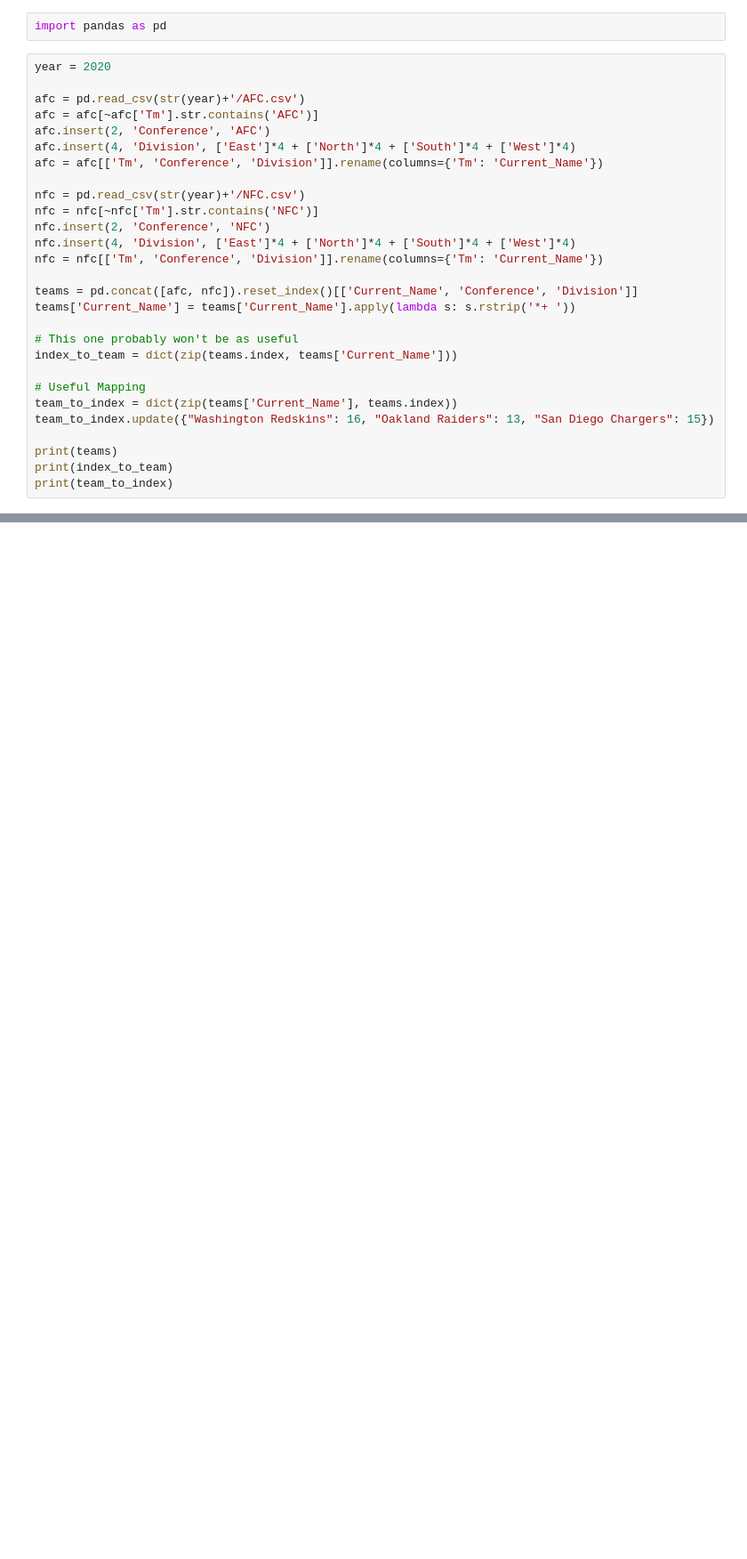
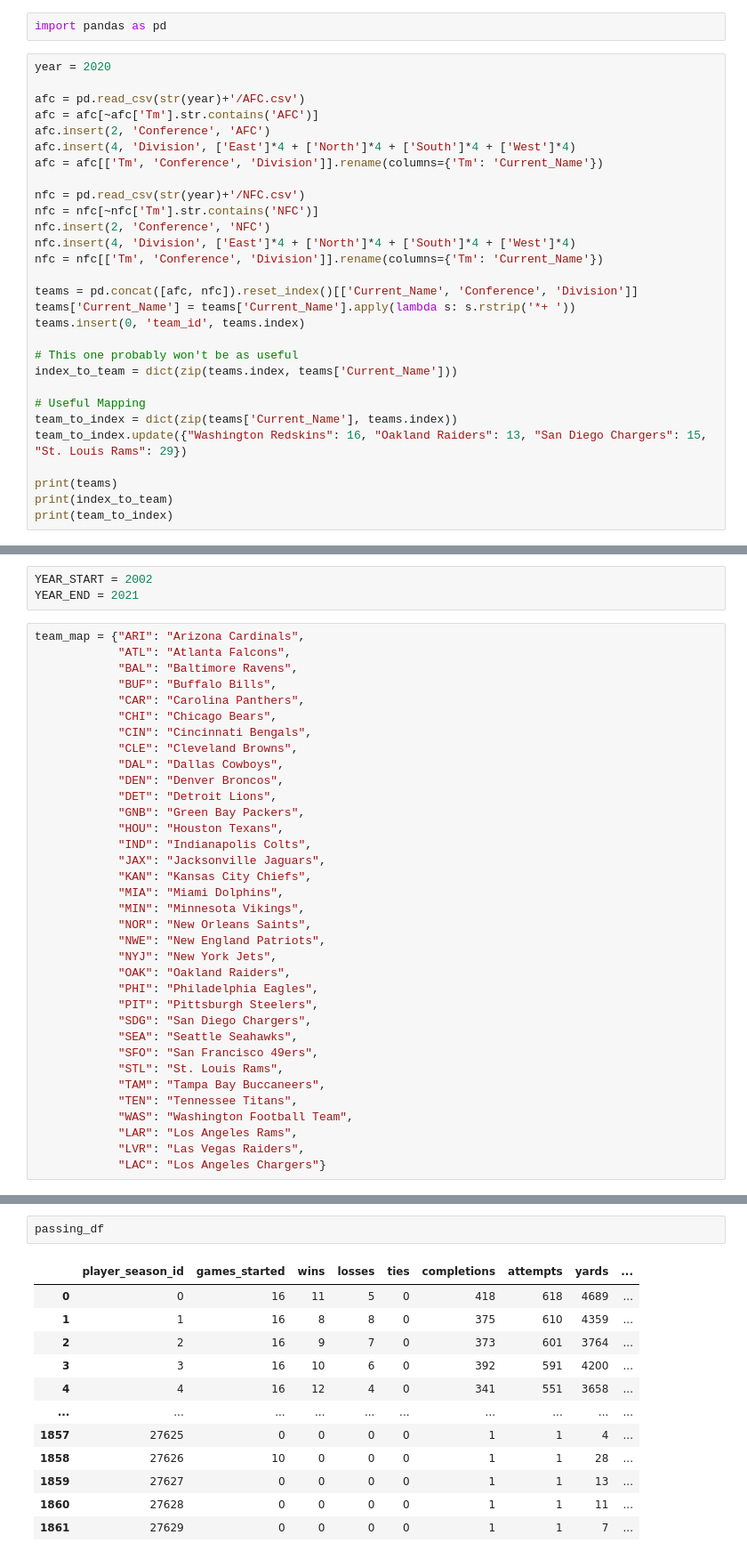
Before and after one commit to vvkgopalan/CPSC437_Project, a Jupyter notebook: Table_Cleaning.ipynb, the cells around one changed output, grey strips where cells are left out. Shown: that part at 89% size. Cells and saved outputs as stored; diff of their text form; blank space fills up the shorter version.

Commit message:
player data

```diff
--- a/Table_Cleaning.ipynb
+++ b/Table_Cleaning.ipynb
@@ -17,13 +17,14 @@ nfc = nfc[['Tm', 'Conference', 'Division']].rename(columns={'Tm': 'Current_Name'
 
 teams = pd.concat([afc, nfc]).reset_index()[['Current_Name', 'Conference', 'Division']]
 teams['Current_Name'] = teams['Current_Name'].apply(lambda s: s.rstrip('*+ '))
+teams.insert(0, 'team_id', teams.index)
 
 # This one probably won't be as useful
 index_to_team = dict(zip(teams.index, teams['Current_Name']))
 
 # Useful Mapping
 team_to_index = dict(zip(teams['Current_Name'], teams.index))
-team_to_index.update({"Washington Redskins": 16, "Oakland Raiders": 13, "San Diego Chargers": 15})
+team_to_index.update({"Washington Redskins": 16, "Oakland Raiders": 13, "San Diego Chargers": 15, "St. Louis Rams": 29})
 
 print(teams)
 print(index_to_team)
@@ -48,0 +98,38 @@ print(team_to_index)
+# %%
+YEAR_START = 2002
+YEAR_END = 2021
+# %%
+team_map = {"ARI": "Arizona Cardinals",
+            "ATL": "Atlanta Falcons",
+            "BAL": "Baltimore Ravens",
+            "BUF": "Buffalo Bills",
+            "CAR": "Carolina Panthers",
+            "CHI": "Chicago Bears",
+            "CIN": "Cincinnati Bengals",
+            "CLE": "Cleveland Browns",
+            "DAL": "Dallas Cowboys",
+            "DEN": "Denver Broncos",
+            "DET": "Detroit Lions",
+            "GNB": "Green Bay Packers",
+            "HOU": "Houston Texans",
+            "IND": "Indianapolis Colts",
+            "JAX": "Jacksonville Jaguars",
+            "KAN": "Kansas City Chiefs",
+            "MIA": "Miami Dolphins",
+            "MIN": "Minnesota Vikings",
+            "NOR": "New Orleans Saints",
+            "NWE": "New England Patriots",
+            "NYJ": "New York Jets",
+            "OAK": "Oakland Raiders",
+            "PHI": "Philadelphia Eagles",
+            "PIT": "Pittsburgh Steelers",
+            "SDG": "San Diego Chargers",
+            "SEA": "Seattle Seahawks",
+            "SFO": "San Francisco 49ers",
+            "STL": "St. Louis Rams",
+            "TAM": "Tampa Bay Buccaneers",
+            "TEN": "Tennessee Titans",
+            "WAS": "Washington Football Team",
+            "LAR": "Los Angeles Rams",
+            "LVR": "Las Vegas Raiders",
+            "LAC": "Los Angeles Chargers"}
@@ -48,0 +314,15 @@ print(team_to_index)
+# %%
+passing_df
+# %% [output]
+|  | player_season_id | games_started | wins | losses | ties | completions | attempts | yards | ... |
+| 0 | 0 | 16 | 11 | 5 | 0 | 418 | 618 | 4689 | ... |
+| 1 | 1 | 16 | 8 | 8 | 0 | 375 | 610 | 4359 | ... |
+| 2 | 2 | 16 | 9 | 7 | 0 | 373 | 601 | 3764 | ... |
+| 3 | 3 | 16 | 10 | 6 | 0 | 392 | 591 | 4200 | ... |
+| 4 | 4 | 16 | 12 | 4 | 0 | 341 | 551 | 3658 | ... |
+| ... | ... | ... | ... | ... | ... | ... | ... | ... | ... |
+| 1857 | 27625 | 0 | 0 | 0 | 0 | 1 | 1 | 4 | ... |
+| 1858 | 27626 | 10 | 0 | 0 | 0 | 1 | 1 | 28 | ... |
+| 1859 | 27627 | 0 | 0 | 0 | 0 | 1 | 1 | 13 | ... |
+| 1860 | 27628 | 0 | 0 | 0 | 0 | 1 | 1 | 11 | ... |
+| 1861 | 27629 | 0 | 0 | 0 | 0 | 1 | 1 | 7 | ... |
```
Also changed, not shown: parts of 10 cells of this notebook, 1 other file.
